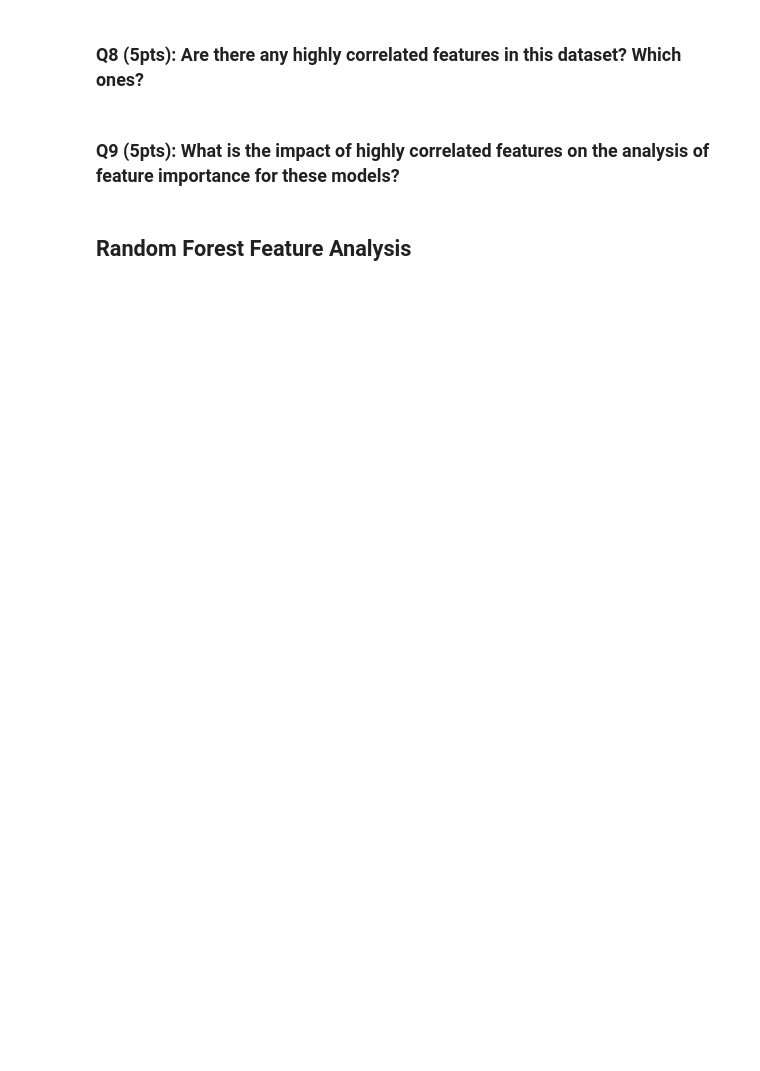
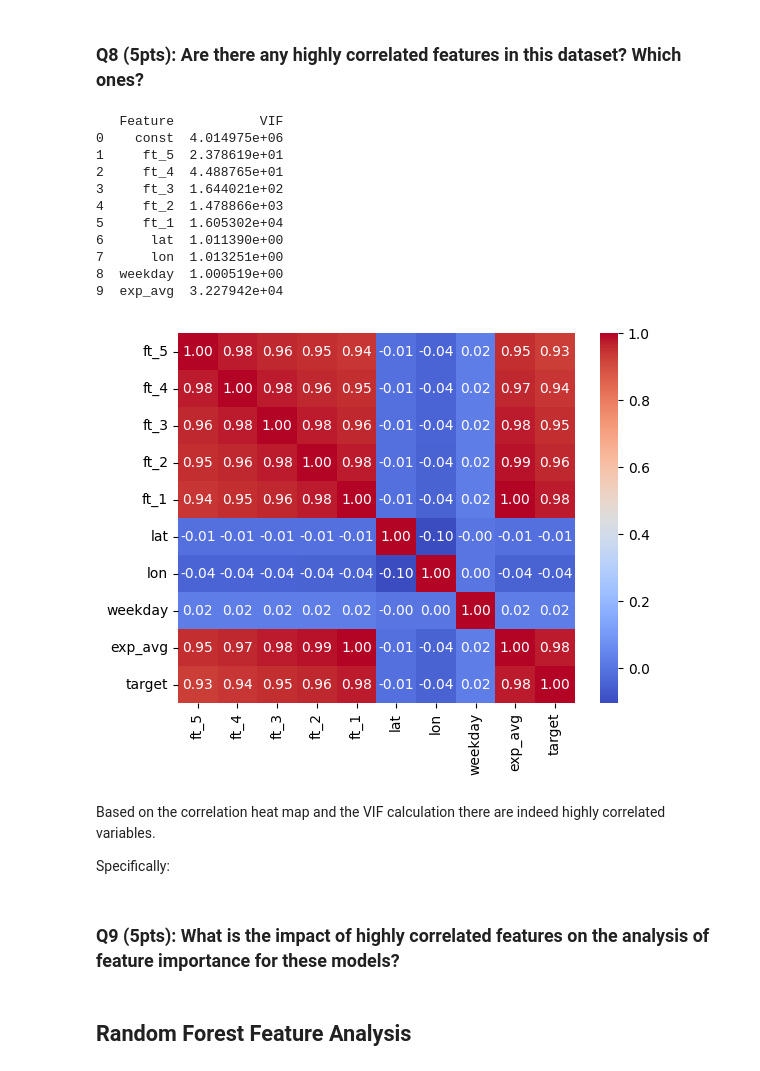
Before and after one commit to RCChan5/Model-Prediction-and-Explainability, a Jupyter notebook: model_explanability.ipynb, the cells around one changed output. Drawn from its saved outputs; the diff is of its cells as text; code cells hidden in the pictures; blank space fills up the shorter version.

```diff
--- a/model_explanability.ipynb
+++ b/model_explanability.ipynb
@@ -260,5 +262,55 @@ Yes
 # %% [markdown]
 ### Q8 (5pts): Are there any highly correlated features in this dataset?  Which ones?
+# %%
+from statsmodels.stats.outliers_influence import variance_inflation_factor
+from statsmodels.tools.tools import add_constant
+# Merging x_train and y_train
+train_data = pd.concat([x_train, y_train], axis=1)
+
+# Merging x_test and y_test
+test_data = pd.concat([x_test, y_test], axis=1)
+
+# Combining train and test data
+combined_data = pd.concat([train_data, test_data])
+
+### CORRELATION MATRIX
+# Calculating the correlation matrix
+correlation_matrix = combined_data.corr()
+
+# Visualizing the correlation matrix using a heatmap
+sns.heatmap(correlation_matrix, annot=True, cmap='coolwarm', fmt=".2f")
+
+
+#####VIF
+# NOTE THIS IS ASSUMING ALL THE FEATURES PROVIDED IN THE DATASET IS INDEPENDANT !
+independent_variables = combined_data.drop('target', axis=1)  # Drop the target column
+
+# Adding a constant to the data for the intercept term
+independent_variables = add_constant(independent_variables)
+
+# Calculating VIF for each feature
+vif_data = pd.DataFrame()
+vif_data["Feature"] = independent_variables.columns
+vif_data["VIF"] = [variance_inflation_factor(independent_variables.values, i) for i in range(independent_variables.shape[1])]
+
+print(vif_data)
+# %% [output]
+   Feature           VIF
+0    const  4.014975e+06
+1     ft_5  2.378619e+01
+2     ft_4  4.488765e+01
+3     ft_3  1.644021e+02
+4     ft_2  1.478866e+03
+5     ft_1  1.605302e+04
+6      lat  1.011390e+00
+7      lon  1.013251e+00
+8  weekday  1.000519e+00
+9  exp_avg  3.227942e+04
+[figure, added]
+# %% [markdown]
+Based on the correlation heat map and the VIF calculation there are indeed highly correlated variables.
+
+Specifically:
 # %% [markdown]
 ### Q9 (5pts): What is the impact of highly correlated features on the analysis of feature importance for these models?
 # %% [markdown]
```
Also changed, not shown: parts of 16 cells of this notebook.
